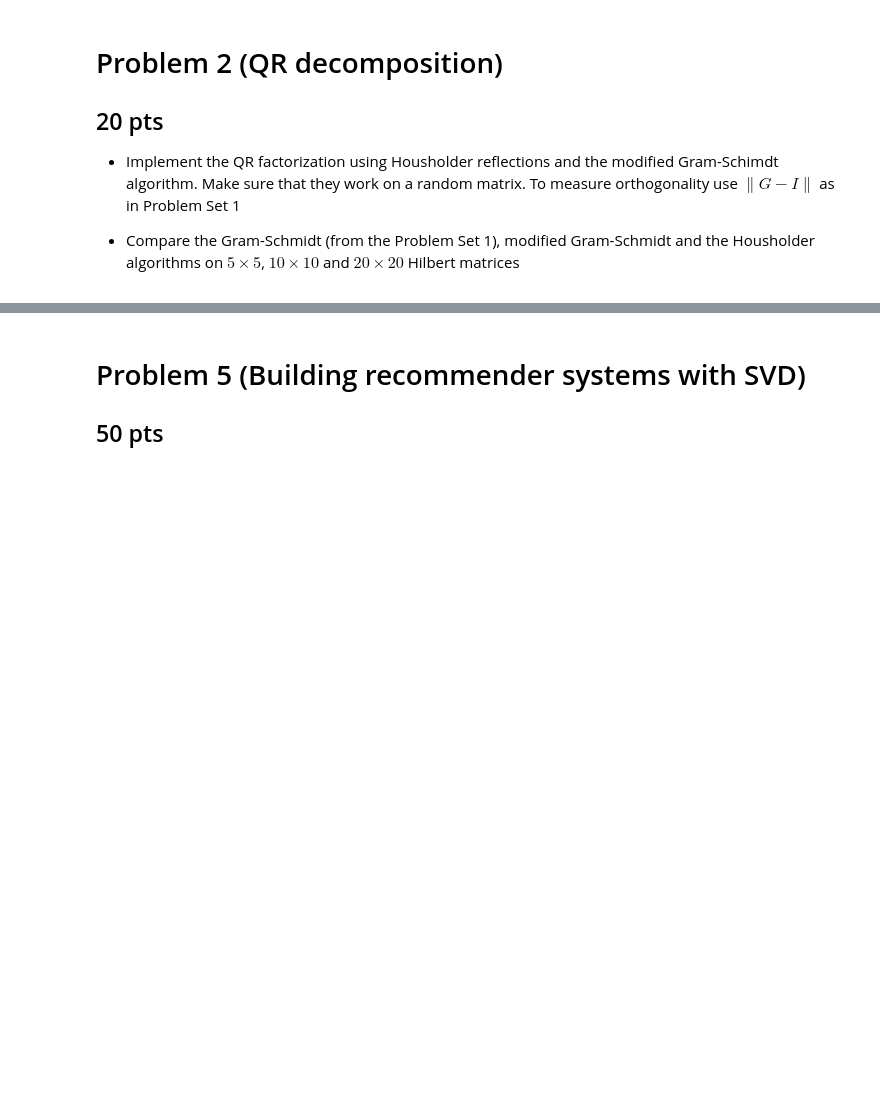
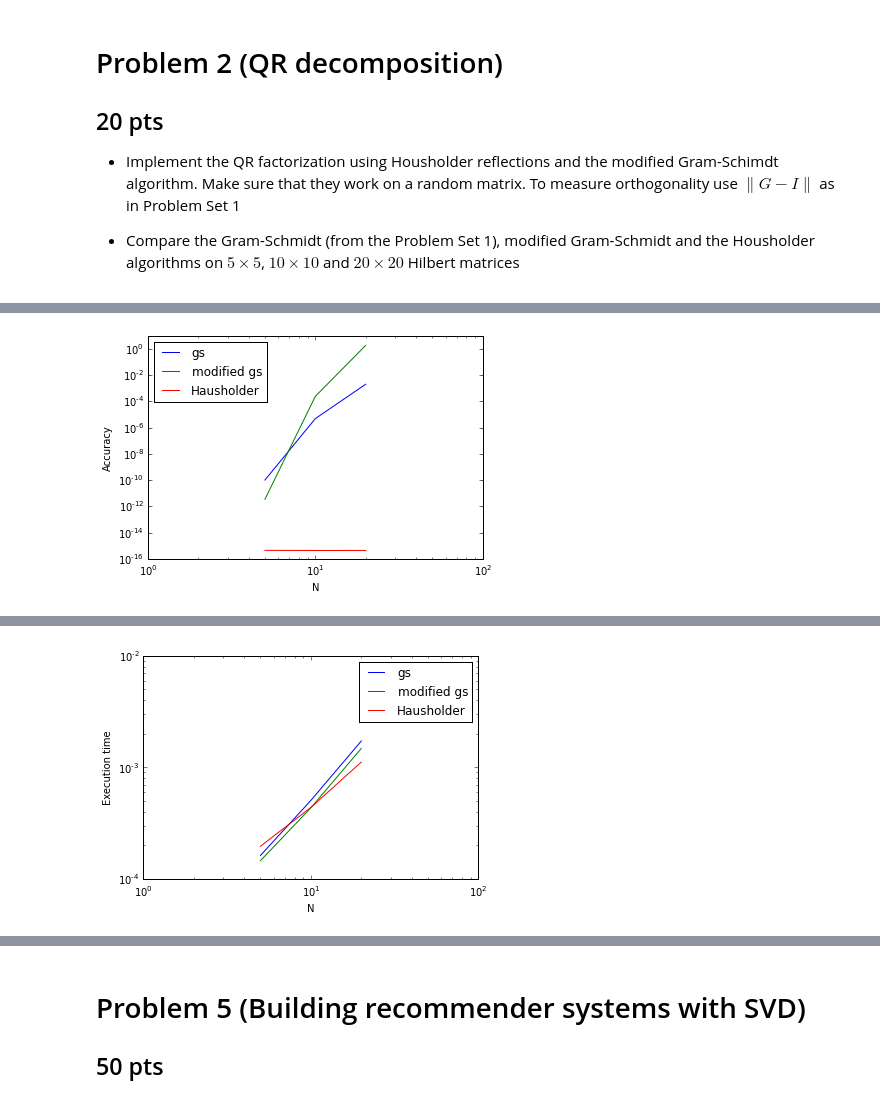
Before and after one commit to Aelphy/skoltech, a Jupyter notebook: numerical_linear_algebra/hw3/hw3.ipynb, the cells around one changed output, grey strips where cells are left out. Cells and saved outputs as stored; diff of their text form; code cells hidden in the pictures; blank space fills up the shorter version.

```diff
--- a/numerical_linear_algebra/hw3/hw3.ipynb
+++ b/numerical_linear_algebra/hw3/hw3.ipynb
@@ -147,0 +212,17 @@ Let's define $M = U^{-1} L^{-1}$. Knowing LU decomposition in $O(n^3)$ we can ob
+# %%
+N = 10
+
+random_matrix = np.random.random((N, N))
+Q_gs, R_gs = gs_qr(random_matrix, gram_schmidt)
+Q_mgs, R_mgs = gs_qr(random_matrix, modified_gram_schmidt)
+Q_h, R_h = hausholder_reflections(random_matrix)
+
+G = np.ones((N, N))
+
+print('Ortagonality error of gram-schmidt is: ', measure_ortoganality_error(Q_gs))
+print('Ortagonality error of modified gram-schmidt is: ', measure_ortoganality_error(Q_mgs))
+print('Ortagonality error of Hausholder is: ', measure_ortoganality_error(Q_h))
+print('')
+print('Accuracy of gram-schmidt is: ', measure_qr_accuracy(Q_gs, R_gs, random_matrix))
+print('Accuracy of modified gram-schmidt is: ', measure_qr_accuracy(Q_mgs, R_mgs, random_matrix))
+print('Accuracy of Hausholder is: ', measure_qr_accuracy(Q_h, R_h, random_matrix))
@@ -147,0 +237,60 @@ Let's define $M = U^{-1} L^{-1}$. Knowing LU decomposition in $O(n^3)$ we can ob
+# %%
+import scipy as sp
+import scipy.linalg
+import matplotlib.pyplot as plt
+%matplotlib inline
+
+N = [5, 10, 20]
+gs_accuracy = []
+mgs_accuracy = []
+h_accuracy = []
+
+for n in N:
+    H = sp.linalg.hilbert(n)
+
+    Q_gs, R_gs = gs_qr(H, gram_schmidt)
+    Q_mgs, R_mgs = gs_qr(H, modified_gram_schmidt)
+    Q_h, R_h = hausholder_reflections(H)
+
+    gs_accuracy.append(measure_qr_accuracy(Q_gs, R_gs, H))
+    mgs_accuracy.append(measure_qr_accuracy(Q_mgs, R_mgs, H))
+    h_accuracy.append(measure_qr_accuracy(Q_h, R_h, H))
+
+
+plt.xscale('log')
+plt.yscale('log')
+plt.ylabel('Accuracy')
+plt.xlabel('N')
+plt.plot(N, gs_accuracy, label='gs')
+plt.plot(N, mgs_accuracy, label='modified gs')
+plt.plot(N, h_accuracy, label='Hausholder')
+plt.legend(loc='best')
+plt.show()
+
+gs_t = []
+mgs_t = []
+h_t = []
+
+for n in N:
+    H = sp.linalg.hilbert(n)
+
+    t1 = %timeit -o gs_qr(H, gram_schmidt)
+    t2 = %timeit -o gs_qr(H, modified_gram_schmidt)
+    t3 = %timeit -o hausholder_reflections(H)
+
+    gs_t.append(t1.best)
+    mgs_t.append(t2.best)
+    h_t.append(t3.best)
+
+
+plt.xscale('log')
+plt.yscale('log')
+plt.ylabel('Execution time')
+plt.xlabel('N')
+plt.plot(N, gs_t, label='gs')
+plt.plot(N, mgs_t, label='modified gs')
+plt.plot(N, h_t, label='Hausholder')
+plt.legend(loc='best')
+plt.show()
+# %% [output]
+[figure, added]
@@ -148,3 +306,4 @@ Let's define $M = U^{-1} L^{-1}$. Knowing LU decomposition in $O(n^3)$ we can ob
+[figure, added]
 # %% [markdown]
 # Problem 3 (PageRank)
 
```
Also changed, not shown: parts of 5 cells of this notebook, 4 other files.
